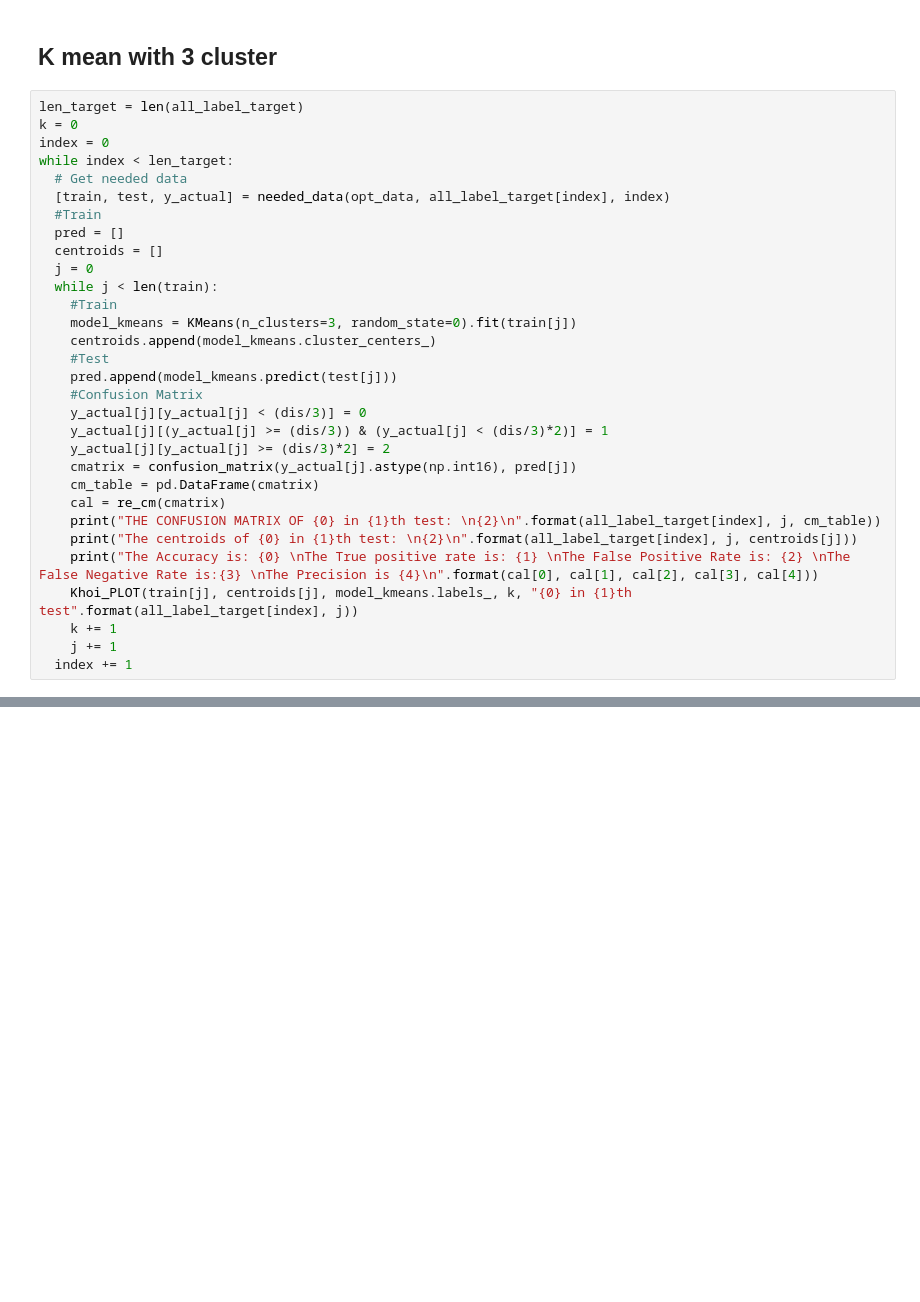
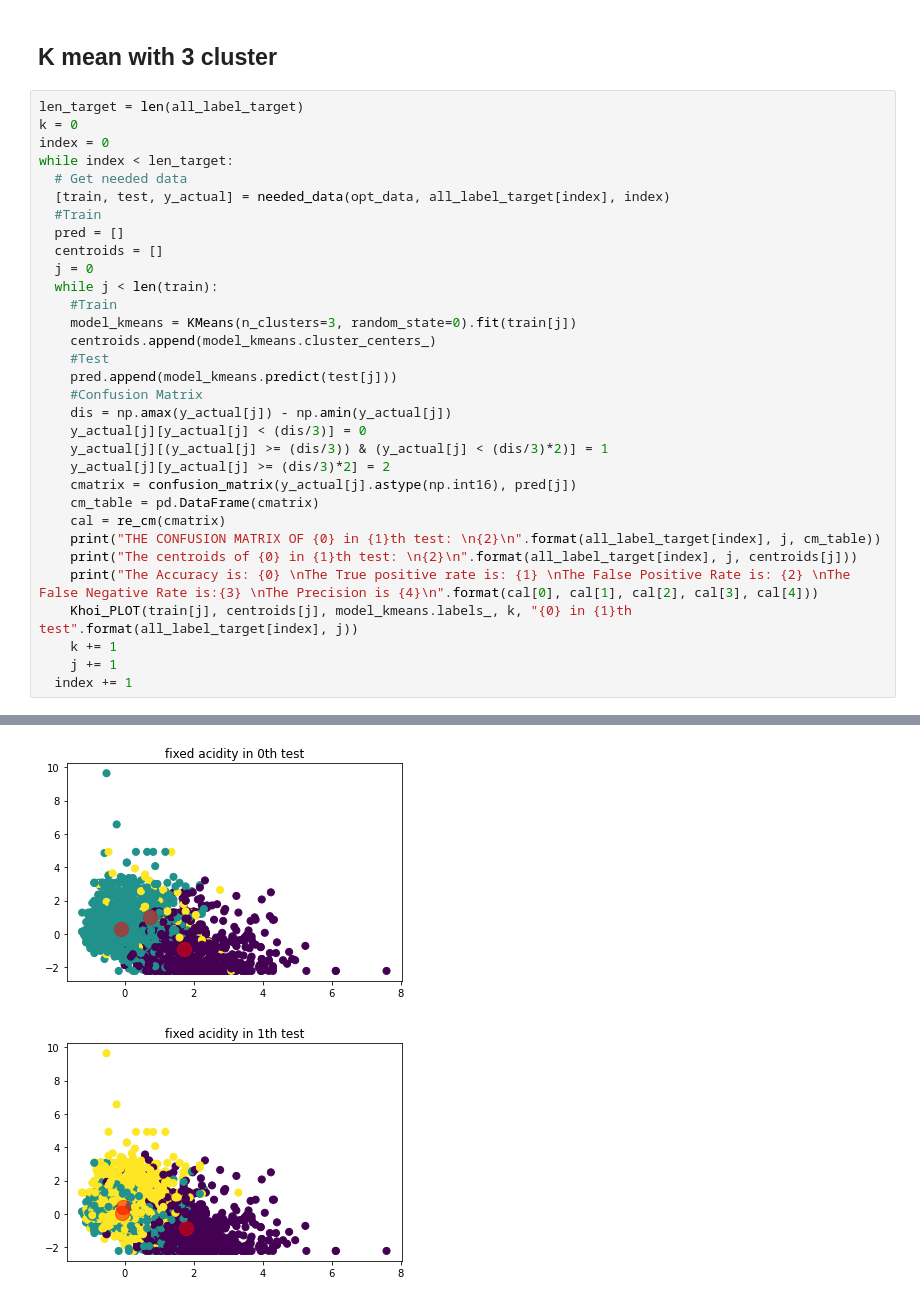
Before and after one commit to kohi2112002/WineQuality, a Jupyter notebook: WineQuality_CMForAll.ipynb, the cells around one changed output, grey strips where cells are left out. Saved outputs shown, nothing was run; the diff lists cells and outputs as text; blank space fills up the shorter version.

```diff
--- a/WineQuality_CMForAll.ipynb
+++ b/WineQuality_CMForAll.ipynb
@@ -260,6 +260,7 @@ while index < len_target:
     #Test
     pred.append(model_kmeans.predict(test[j]))
     #Confusion Matrix
+    dis = np.amax(y_actual[j]) - np.amin(y_actual[j])
     y_actual[j][y_actual[j] < (dis/3)] = 0
     y_actual[j][(y_actual[j] >= (dis/3)) & (y_actual[j] < (dis/3)*2)] = 1
     y_actual[j][y_actual[j] >= (dis/3)*2] = 2
@@ -273,3 +274,4 @@ while index < len_target:
     k += 1
     j += 1
   index += 1
+# %% [output]
@@ -275,0 +380,2 @@ while index < len_target:
+[figure, added]
+[figure, added]
```
Also changed, not shown: parts of 1 cell of this notebook.
